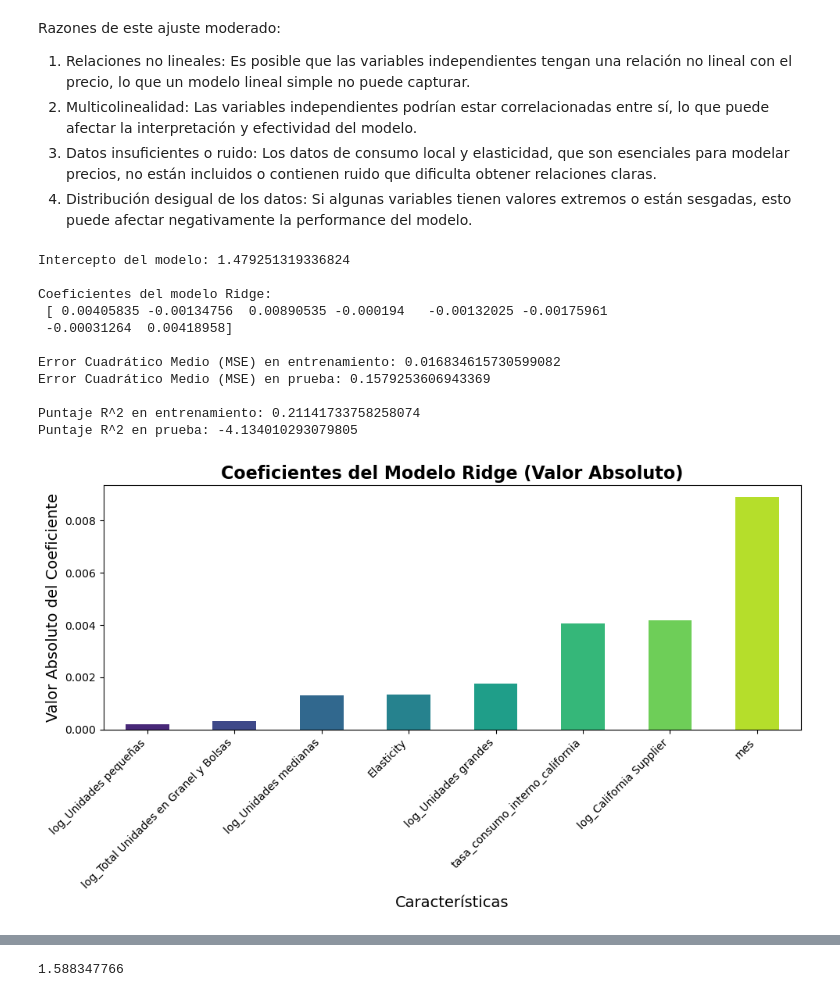
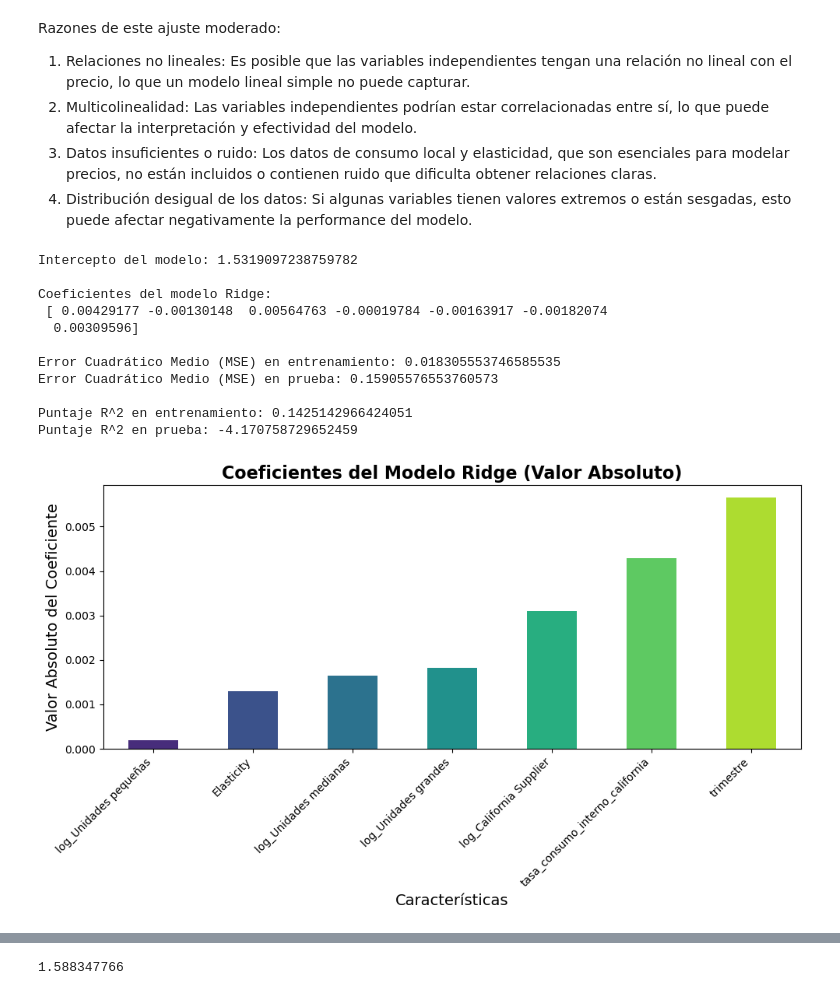
Before and after one commit to arboldeku/Avocado-2.0, a Jupyter notebook: code/modelos_predicciones.ipynb, the cells around one changed output, grey strips where cells are left out. Saved outputs shown, nothing was run; the diff lists cells and outputs as text; code cells hidden in the pictures.

```diff
--- a/code/modelos_predicciones.ipynb
+++ b/code/modelos_predicciones.ipynb
@@ -214,7 +214,7 @@ california_consumption_clean = california_consumption.dropna(subset=['Elasticity
 # %%
 california_consumption_clean['Current Year Week Ending'] = pd.to_datetime(california_consumption_clean['Current Year Week Ending'])
 
-california_consumption_clean['mes'] = california_consumption_clean['Current Year Week Ending'].dt.month
+california_consumption_clean['trimestre'] = california_consumption_clean['Current Year Week Ending'].dt.quarter
 
-print(california_consumption_clean[['Current Year Week Ending', 'mes']].head())
+print(california_consumption_clean[['Current Year Week Ending', 'trimestre']].head())
 # %% [output]
@@ -237,10 +237,7 @@ See the caveats in the documentation: https://pandas.pydata.org/pandas-docs/stab
 # %%
 min_value = 1e-6  # Un pequeño valor positivo para reemplazar ceros
 variables_log = [
-    'Unidades pequeñas',
-    'Unidades medianas',
-    'Unidades grandes',
-    'Total Unidades en Granel y Bolsas',
+    'Unidades pequeñas', 'Unidades medianas', 'Unidades grandes',
     'California Supplier',
 ]
 # %%
@@ -434,7 +417,7 @@ Razones  de este ajuste moderado:
 # %%
 # Suponiendo que 'california_consumption_clean' es tu DataFrame
 # Definir las variables que se usarán
-X_clean = california_consumption_clean[['tasa_consumo_interno_california', 'Elasticity', 'mes'] + [f'log_{var}' for var in ['Unidades pequeñas', 'Unidades medianas', 'Unidades grandes', 'Total Unidades en Granel y Bolsas', 'California Supplier']]]
+X_clean = california_consumption_clean[['tasa_consumo_interno_california', 'Elasticity', 'trimestre'] + [f'log_{var}' for var in ['Unidades pequeñas', 'Unidades medianas', 'Unidades grandes', 'California Supplier']]]
 y_clean = california_consumption_clean['ASP Current Year']
 
 # Dividir los datos en entrenamiento y prueba
@@ -461,41 +444,41 @@ r2score_ridge_test = ridge.score(X_test, y_test)  # R^2 en prueba
 
 # Mostramos los resultados:
 print('\nIntercepto del modelo:', ridge.intercept_)
 print('\nCoeficientes del modelo Ridge:\n', ridge.coef_)
 print('\nError Cuadrático Medio (MSE) en entrenamiento:', mse_ridge_train)
 print('Error Cuadrático Medio (MSE) en prueba:', mse_ridge_test)
 print('\nPuntaje R^2 en entrenamiento:', r2score_ridge_train)
 print('Puntaje R^2 en prueba:', r2score_ridge_test)
 
 # Graficamos los coeficientes ordenados por valor absoluto
 plt.figure(figsize=(10, 6))
 # Ordenar los coeficientes de menor a mayor (invirtiendo el orden)
 coefs_ridge.sort_values(ascending=True).plot(kind='bar', color=sns.color_palette("viridis", n_colors=len(coefs_ridge)))
 
 # Añadimos el título y etiquetas a los ejes
 plt.title('Coeficientes del Modelo Ridge (Valor Absoluto)', fontsize=16, weight='bold')
 plt.xlabel('Características', fontsize=14)
 plt.ylabel('Valor Absoluto del Coeficiente', fontsize=14)
 
 # Ajustamos las etiquetas del eje x para mejorar la legibilidad
 plt.xticks(rotation=45, ha='right')
 
 # Mostramos la gráfica con un diseño ajustado
 plt.tight_layout()  # Ajuste del espaciado para evitar solapamientos
 plt.show()
 # %% [output]
-Intercepto del modelo: 1.479251319336824
+Intercepto del modelo: 1.5319097238759782
 
 Coeficientes del modelo Ridge:
- [ 0.00405835 -0.00134756  0.00890535 -0.000194   -0.00132025 -0.00175961
- -0.00031264  0.00418958]
+ [ 0.00429177 -0.00130148  0.00564763 -0.00019784 -0.00163917 -0.00182074
+  0.00309596]
 
-Error Cuadrático Medio (MSE) en entrenamiento: 0.016834615730599082
-Error Cuadrático Medio (MSE) en prueba: 0.1579253606943369
+Error Cuadrático Medio (MSE) en entrenamiento: 0.018305553746585535
+Error Cuadrático Medio (MSE) en prueba: 0.15905576553760573
 
-Puntaje R^2 en entrenamiento: 0.21141733758258074
-Puntaje R^2 en prueba: -4.134010293079805
+Puntaje R^2 en entrenamiento: 0.1425142966424051
+Puntaje R^2 en prueba: -4.170758729652459
-[figure, old version]
+[figure, new version]
 # %%
 from sklearn.metrics import mean_squared_error, r2_score
 
```
Also changed, not shown: parts of 17 cells of this notebook, 1 other file.
